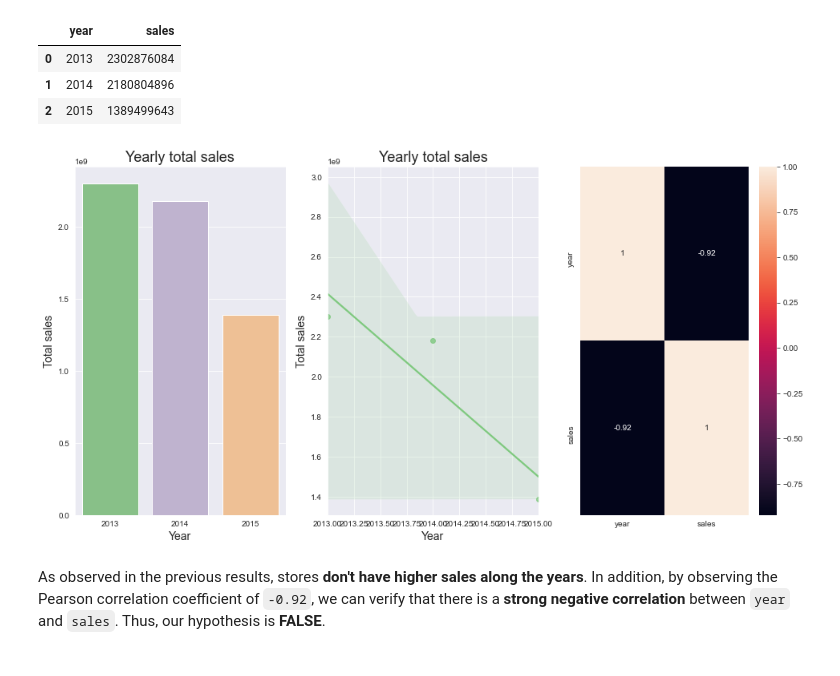
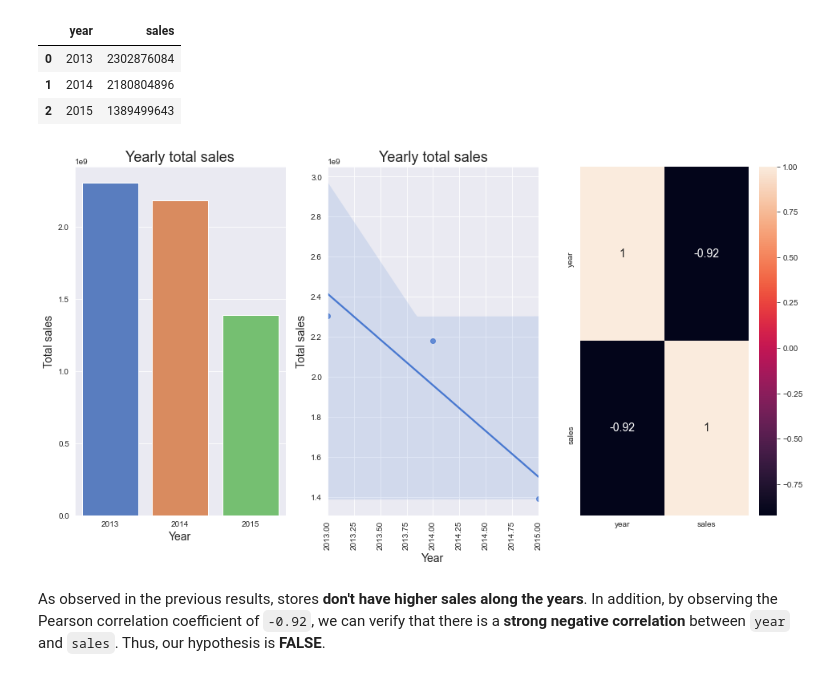
Before and after one commit to brunokatekawa/Curso_DS_Prod, a Jupyter notebook: m04_v01_store_sales_prediction.ipynb, the cells around one changed output. Saved outputs shown, nothing was run; the diff lists cells and outputs as text; code cells hidden in the pictures.

```diff
--- a/m04_v01_store_sales_prediction.ipynb
+++ b/m04_v01_store_sales_prediction.ipynb
@@ -18,17 +15,0 @@ from IPython.display import Image
-# %%
-# setting seaborn style
-sns.set_style("darkgrid")
-sns.set_palette("Accent")
-
-# setting matplolit inline
-%matplotlib inline
-
-# set max columns to be displayed
-pd.set_option("display.max_columns", 100)
-
-
-# setting the title and axis labels
-def set_plots_features(ax, title, xlabel, ylabel):
-    ax.set_title(title, fontsize=18)
-    ax.set_xlabel(xlabel, fontsize=14)
-    ax.set_ylabel(ylabel, fontsize=14)
@@ -1599,35 +1703,39 @@ df_total_sales_by_year
 | 1 | 2014 | 2180804896 |
 | 2 | 2015 | 1389499643 |
 # %%
-# using the variable ax for single a Axes
+# uses the variable ax for single a Axes
 fig, ax = plt.subplots()
 
-# setting the figure size in inches
+# sets the figure size in inches
 ax.figure.set_size_inches(16, 8)
 
-# plotting a barplot for total sales by year
+# plots a barplot for total sales by year
 plt.subplot(1, 3, 1)
 ax = sns.barplot(x='year', y='sales', data=df_total_sales_by_year)
 
-# setting the title and axis labels
+# sets the title and axis labels
 set_plots_features(ax, "Yearly total sales", "Year", "Total sales")
 
 
-# plotting a barplot for total sales by year
+# plots a barplot for total sales by year
 plt.subplot(1, 3, 2)
 ax = sns.regplot(x='year', y='sales', data=df_total_sales_by_year)
 
-# setting the title and axis labels
+# sets the title and axis labels
 set_plots_features(ax, "Yearly total sales", "Year", "Total sales")
 
-# plotting a barplot for total sales by year
+# rotates xticks labels
+plt.xticks(rotation=90)
+
+
+# plots a heatmap
 plt.subplot(1, 3, 3)
-sns.heatmap(df_total_sales_by_year.corr(method='pearson'), annot=True)
+sns.heatmap(df_total_sales_by_year.corr(method='pearson'), annot=True, annot_kws={"fontsize":14})
 
-# display plot
+# displays the plot
 plt.show()
 # %% [output]
-[figure, old version]
+[figure, new version]
 # %% [markdown]
 As observed in the previous results, stores **don't have higher sales along the years**. In addition, by observing the Pearson correlation coefficient of `-0.92`, we can verify that there is a **strong negative correlation** between `year` and `sales`. Thus, our hypothesis is **FALSE**.
 # %% [markdown]
```
Also changed, not shown: parts of 152 cells of this notebook.
